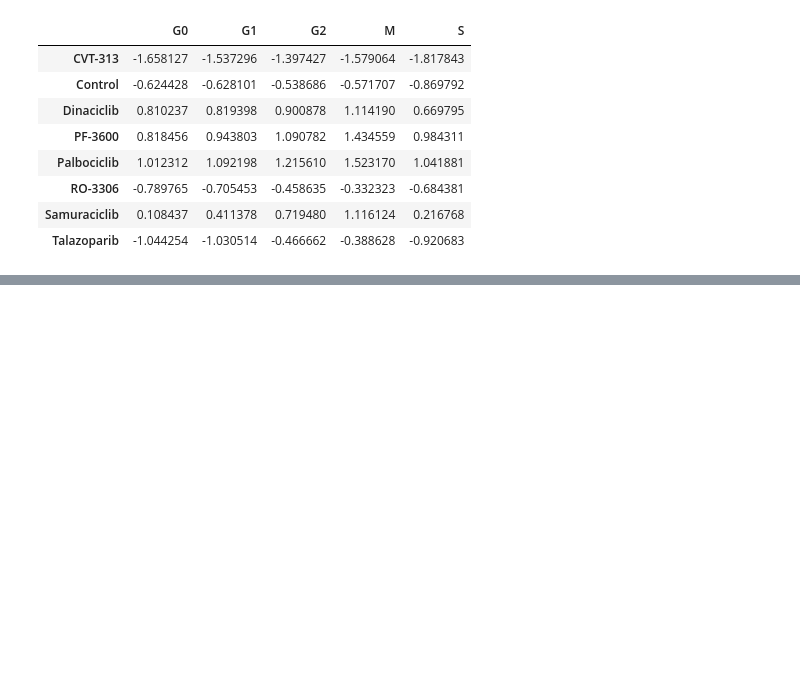
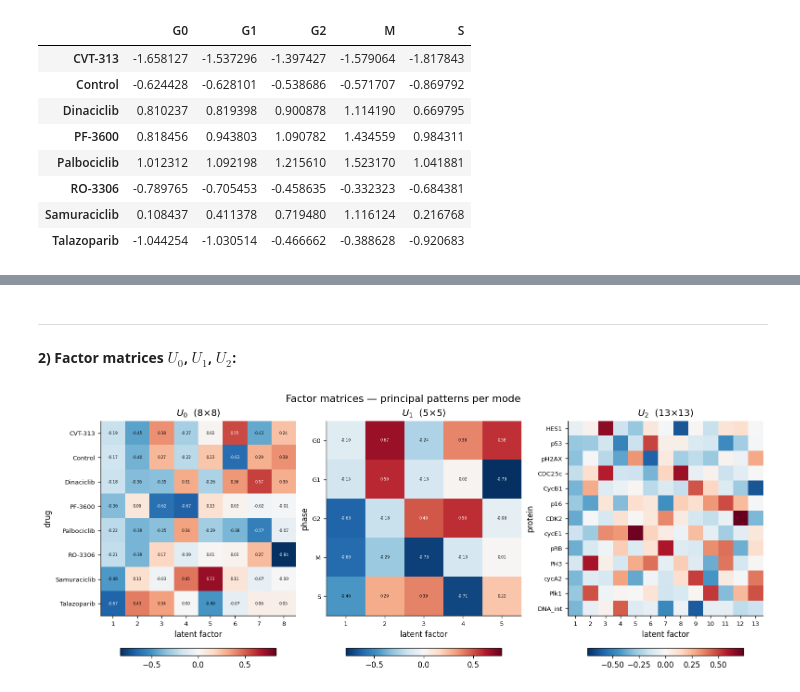
Before and after one commit to kaiwycik/tensors_and_cell_cycles, a Jupyter notebook: code/playground/playground.ipynb, the cells around one changed output, grey strips where cells are left out. Cells and saved outputs as stored; diff of their text form; code cells hidden in the pictures; blank space fills up the shorter version.

```diff
--- a/code/playground/playground.ipynb
+++ b/code/playground/playground.ipynb
@@ -223,4 +225,8 @@ Example pseudobulk values for the first protein (HES1):
 | RO-3306 | -0.789765 | -0.705453 | -0.458635 | -0.332323 | -0.684381 |
 | Samuraciclib | 0.108437 | 0.411378 | 0.719480 | 1.116124 | 0.216768 |
 | Talazoparib | -1.044254 | -1.030514 | -0.466662 | -0.388628 | -0.920683 |
+# %%
+drugs = list(adata.obs["drug_name"].cat.categories)
+phases = list(adata.obs["GMM_phase_labels"].cat.categories)
+proteins = [f.replace("nuclear_mean_", "") for f in selected_features]
 # %% [markdown]
@@ -229,0 +406,38 @@ Example pseudobulk values for the first protein (HES1):
+# %% [markdown]
+---
+
+**2) Factor matrices $U_0$, $U_1$, $U_2$:**
+# %%
+fig, axes = plt.subplots(1, 3, figsize=(13, 5), constrained_layout=True)
+
+panels = [
+    (factors[0], "U_0", "drug", drugs),
+    (factors[1], "U_1", "phase", phases),
+    (factors[2], "U_2", "protein", proteins)
+]
+
+for ax, (U, name, rowname, rowlabs) in zip(axes, panels):
+    vmax = np.abs(U).max() or 1.0
+
+    im = ax.imshow(U, cmap="RdBu_r", vmin=-vmax, vmax=vmax, aspect="auto")
+
+    ax.set_title(rf"${name}$  ({U.shape[0]}$\times${U.shape[1]})", fontsize=12)
+    ax.set_xticks(np.arange(U.shape[1])); ax.set_xticklabels(np.arange(1, U.shape[1] + 1), fontsize=8)
+    ax.set_xlabel("latent factor", fontsize=10)
+    ax.set_yticks(np.arange(U.shape[0])); ax.set_yticklabels(rowlabs, fontsize=8)
+    ax.set_ylabel(rowname, fontsize=10)
+
+    if U.size <= 100:  # annotate small matrices
+        for i in range(U.shape[0]):
+            for j in range(U.shape[1]):
+                ax.text(
+                    j, i, f"{U[i, j]:.2f}", ha="center", va="center", fontsize=5,
+                    color="white" if abs(U[i, j]) > 0.6 * vmax else "black"
+                )
+
+    fig.colorbar(im, ax=ax, orientation="horizontal", shrink=0.8, pad=0.04)
+
+fig.suptitle("Factor matrices — principal patterns per mode", fontsize=13)
+plt.show()
+# %% [output]
+[figure, added]
```
Also changed, not shown: parts of 21 cells of this notebook, 1 other file.
